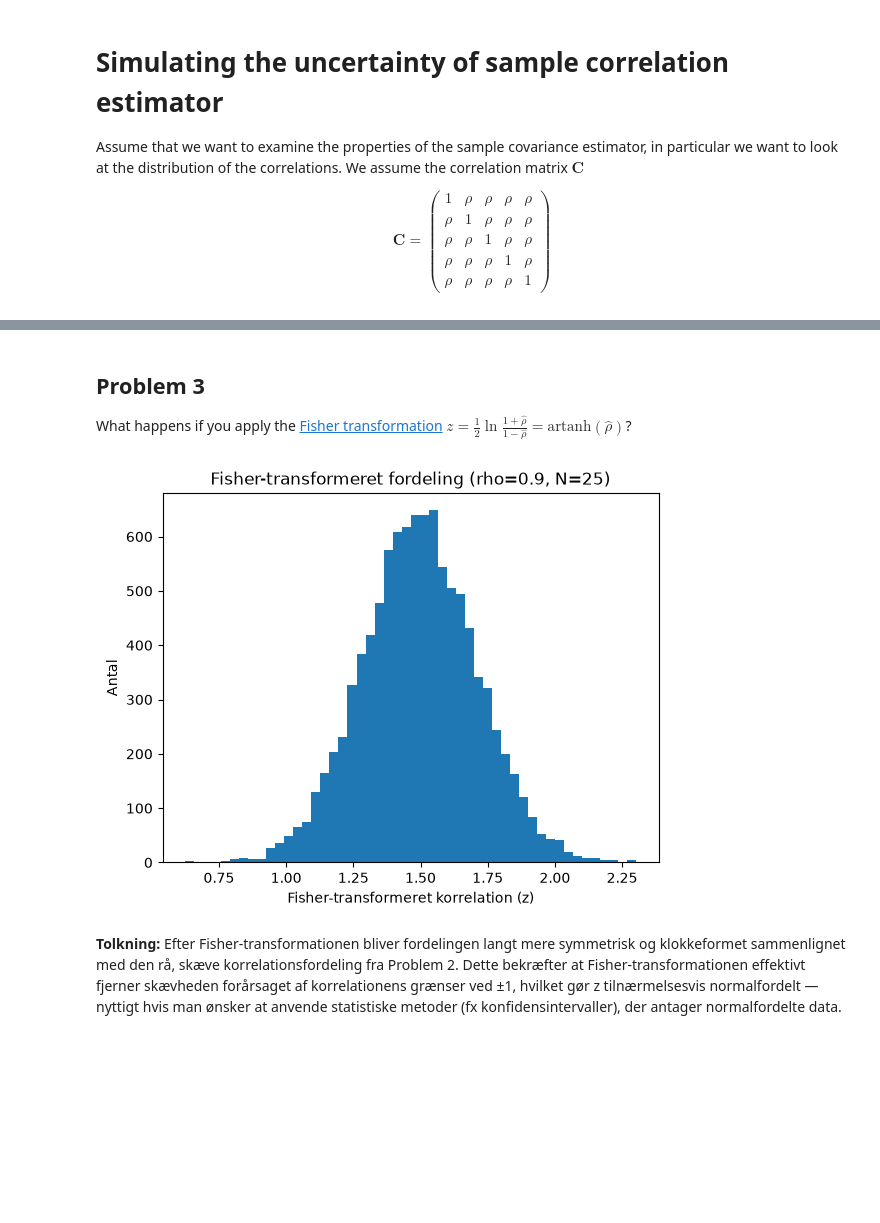
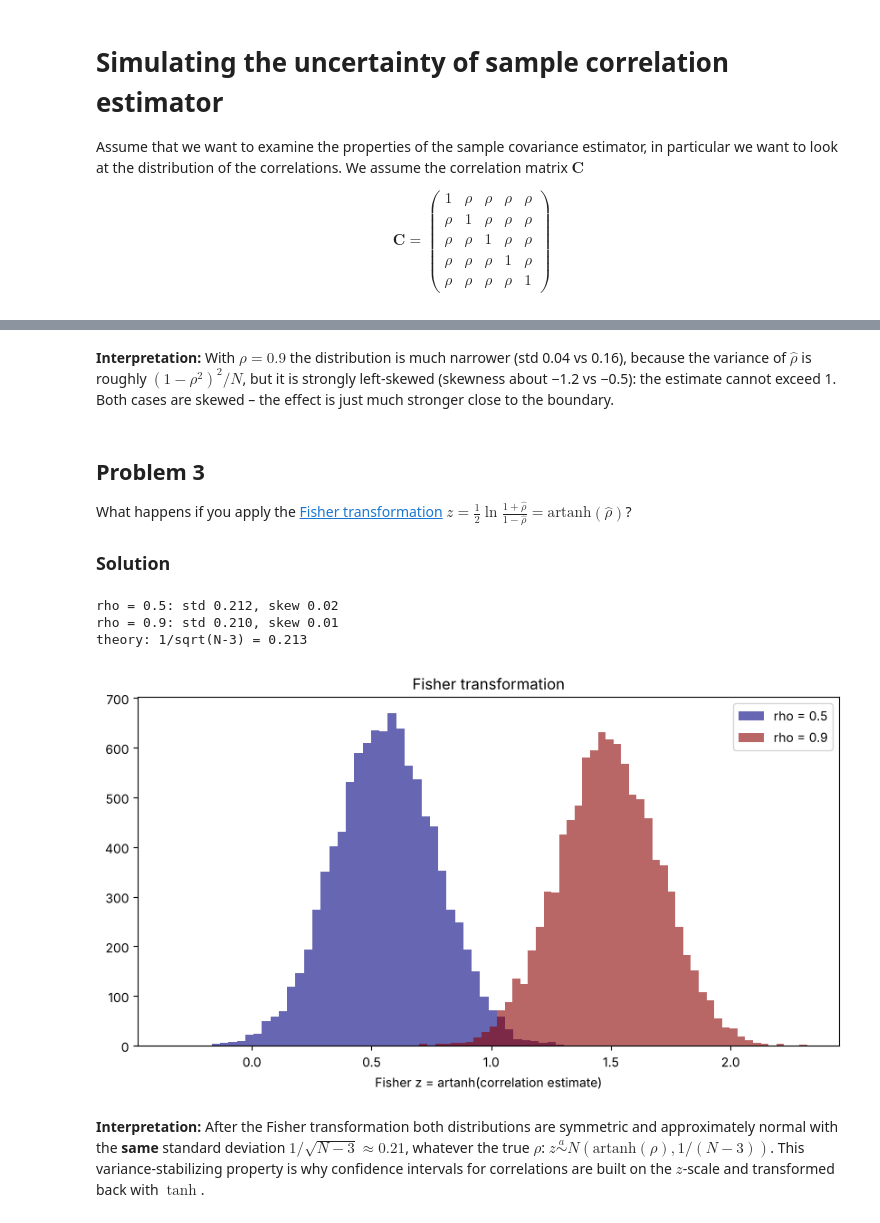
Before and after one commit to martincaroe-pixel/python_for_the_financial_economist, a Jupyter notebook: lectures_and_exercises/2026/week_1/exercise_simulation.ipynb, the cells around one changed output, grey strips where cells are left out. Drawn from its saved outputs; the diff is of its cells as text; code cells hidden in the pictures; blank space fills up the shorter version.

```diff
--- a/lectures_and_exercises/2026/week_1/exercise_simulation.ipynb
+++ b/lectures_and_exercises/2026/week_1/exercise_simulation.ipynb
@@ -91,17 +70,25 @@ plt.show()
+# %% [markdown]
+**Interpretation:** With $\rho = 0.9$ the distribution is much narrower (std 0.04 vs 0.16), because the variance of $\hat{\rho}$ is roughly $(1-\rho^2)^2/N$, but it is strongly left-skewed (skewness about −1.2 vs −0.5): the estimate cannot exceed 1. Both cases are skewed – the effect is just much stronger close to the boundary.
 # %% [markdown]
 ## Problem 3
 
 What happens if you apply the [Fisher transformation](https://en.wikipedia.org/wiki/Fisher_transformation) $z = \frac{1}{2} \ln \frac{1 + \hat{\rho}}{1 - \hat{\rho}} = \text{artanh}(\hat{\rho})$?
+
+### Solution
-# %%
-# anvend Fisher-transformationen
-z = np.arctanh(correlations_high_rho)
-
-plt.hist(z, bins=50)
-plt.xlabel('Fisher-transformeret korrelation (z)')
-plt.ylabel('Antal')
-plt.title('Fisher-transformeret fordeling (rho=0.9, N=25)')
-plt.show()
-# %% [output]
-[figure, removed]
-# %% [markdown]
-**Tolkning:** Efter Fisher-transformationen bliver fordelingen langt mere symmetrisk og klokkeformet sammenlignet med den rå, skæve korrelationsfordeling fra Problem 2. Dette bekræfter at Fisher-transformationen effektivt fjerner skævheden forårsaget af korrelationens grænser ved ±1, hvilket gør z tilnærmelsesvis normalfordelt — nyttigt hvis man ønsker at anvende statistiske metoder (fx konfidensintervaller), der antager normalfordelte data.
+# %%
+z_low, z_high = np.arctanh(rho_hat), np.arctanh(rho_hat_high)
+print(f'rho = 0.5: std {z_low.std():.3f}, skew {stats.skew(z_low):.2f}')
+print(f'rho = 0.9: std {z_high.std():.3f}, skew {stats.skew(z_high):.2f}')
+print(f'theory: 1/sqrt(N-3) = {1/np.sqrt(22):.3f}')
+
+fig, ax = plt.subplots(figsize=(10, 5))
+ax.hist(z_low, bins=50, color='navy', alpha=0.6, label='rho = 0.5')
+ax.hist(z_high, bins=50, color='darkred', alpha=0.6, label='rho = 0.9')
+ax.set(xlabel='Fisher z = artanh(correlation estimate)', title='Fisher transformation'); ax.legend();
+# %% [output]
+rho = 0.5: std 0.212, skew 0.02
+rho = 0.9: std 0.210, skew 0.01
+theory: 1/sqrt(N-3) = 0.213
+[figure, added]
+# %% [markdown]
+**Interpretation:** After the Fisher transformation both distributions are symmetric and approximately normal with the **same** standard deviation $1/\sqrt{N-3} \approx 0.21$, whatever the true $\rho$: $z \overset{a}{\sim} N(\text{artanh}(\rho), 1/(N-3))$. This variance-stabilizing property is why confidence intervals for correlations are built on the $z$-scale and transformed back with $\tanh$.
```
Also changed, not shown: parts of 10 cells of this notebook, 1 other file.
